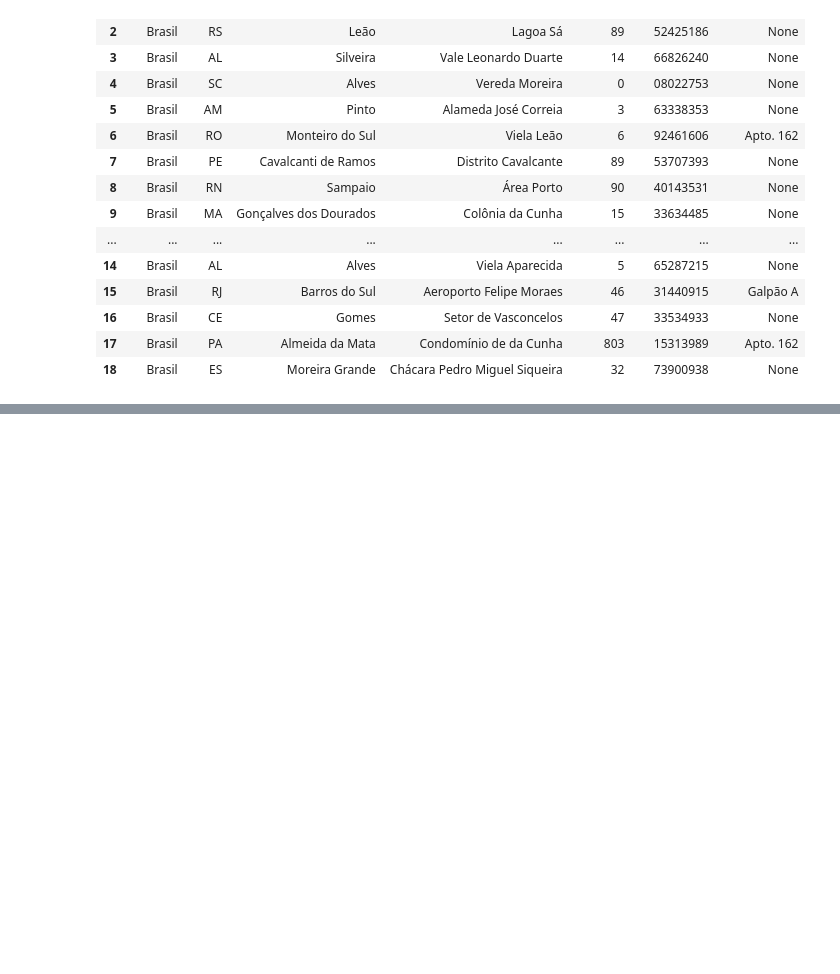
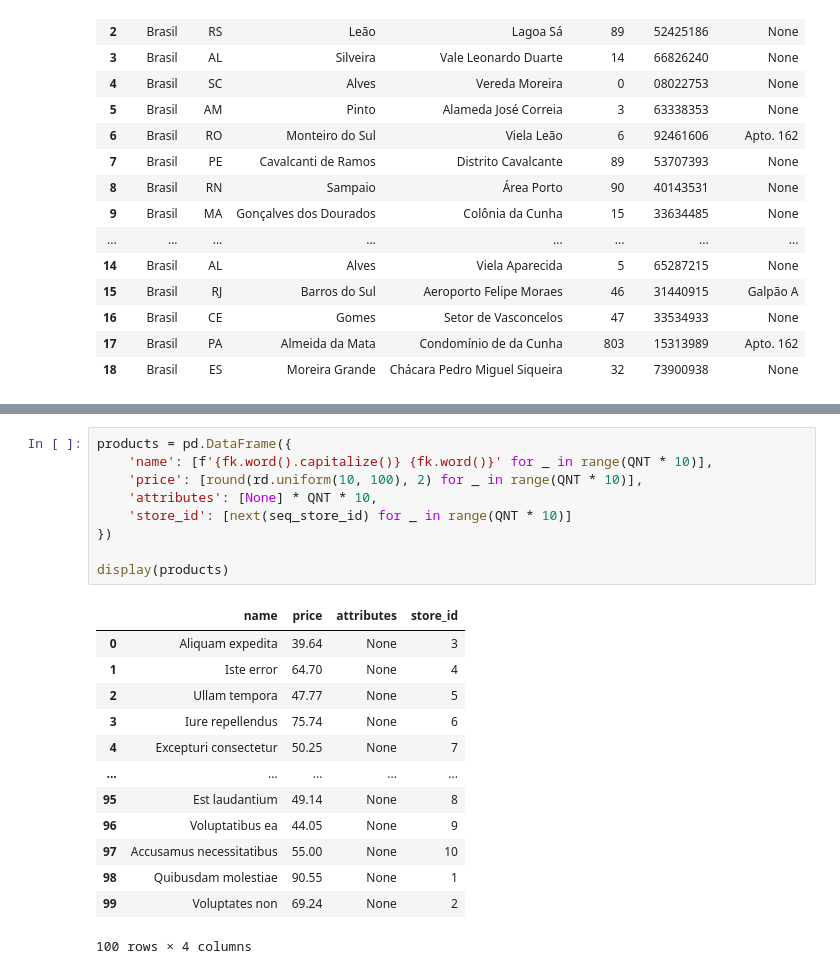
Before and after one commit to kluska-store/database, a Jupyter notebook: scripts/test_data_generator.ipynb, the cells around one changed output, grey strips where cells are left out. Drawn from its saved outputs; the diff is of its cells as text; blank space fills up the shorter version.

Commit message:
feat(test data): add fake product without attributes generator

```diff
--- a/scripts/test_data_generator.ipynb
+++ b/scripts/test_data_generator.ipynb
@@ -159,0 +158,23 @@ display(store_phones)
+# %%
+products = pd.DataFrame({
+    'name': [f'{fk.word().capitalize()} {fk.word()}' for _ in range(QNT * 10)],
+    'price': [round(rd.uniform(10, 100), 2) for _ in range(QNT * 10)],
+    'attributes': [None] * QNT * 10,
+    'store_id': [next(seq_store_id) for _ in range(QNT * 10)]
+})
+
+display(products)
+# %% [output]
+|  | name | price | attributes | store_id |
+| 0 | Aliquam expedita | 39.64 | None | 3 |
+| 1 | Iste error | 64.70 | None | 4 |
+| 2 | Ullam tempora | 47.77 | None | 5 |
+| 3 | Iure repellendus | 75.74 | None | 6 |
+| 4 | Excepturi consectetur | 50.25 | None | 7 |
+| ... | ... | ... | ... | ... |
+| 95 | Est laudantium | 49.14 | None | 8 |
+| 96 | Voluptatibus ea | 44.05 | None | 9 |
+| 97 | Accusamus necessitatibus | 55.00 | None | 10 |
+| 98 | Quibusdam molestiae | 90.55 | None | 1 |
+| 99 | Voluptates non | 69.24 | None | 2 |
+100 rows × 4 columns
```
Also changed, not shown: parts of 4 cells of this notebook, 2 other files.
